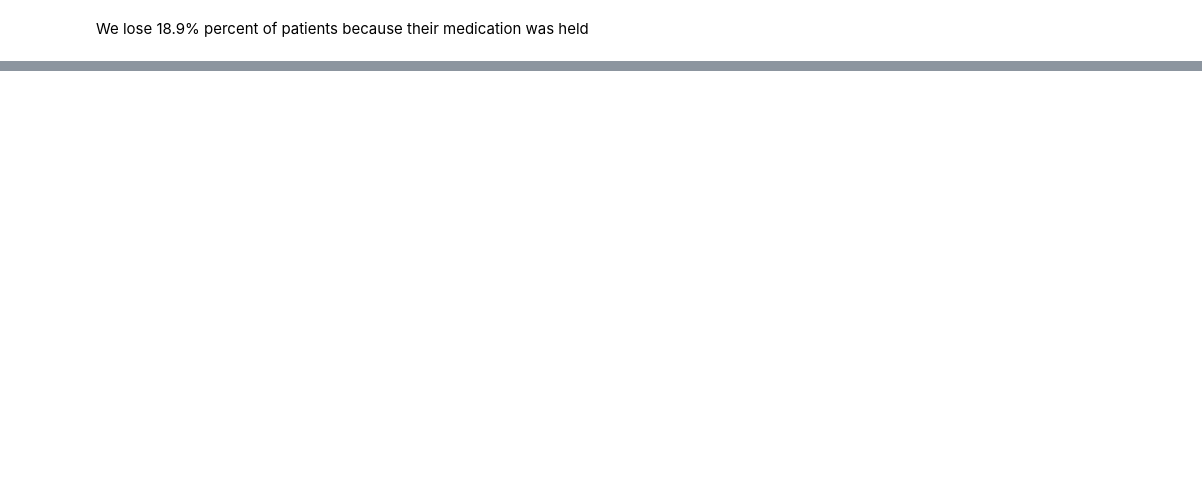
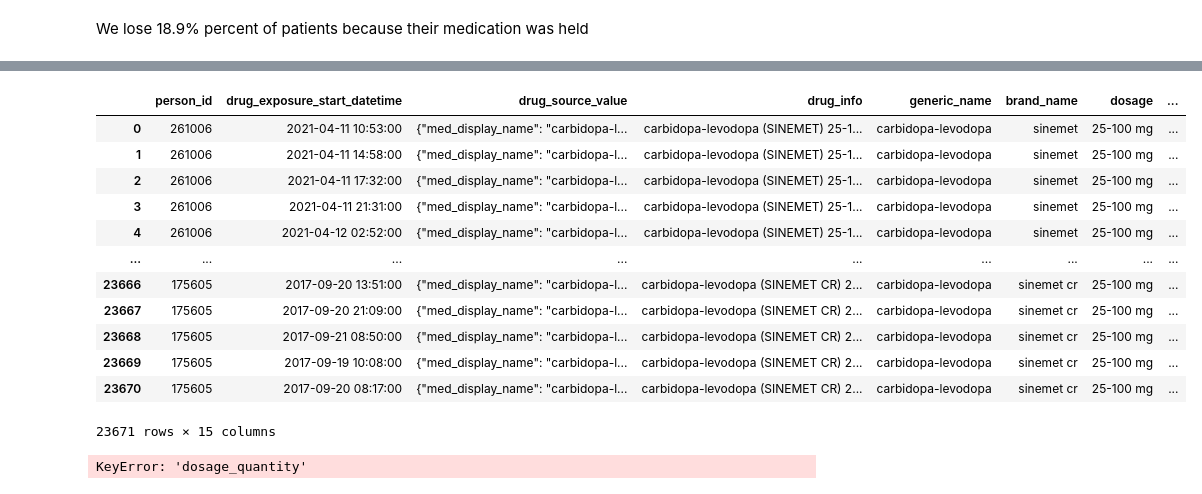
Before and after one commit to rdiazrincon/motor_fluctuations_pd, a Jupyter notebook: motor_fluctuations_pd.ipynb, the cells around one changed output, grey strips where cells are left out. Saved outputs shown, nothing was run; the diff lists cells and outputs as text; code cells hidden in the pictures; blank space fills up the shorter version.

```diff
--- a/motor_fluctuations_pd.ipynb
+++ b/motor_fluctuations_pd.ipynb
@@ -1762,0 +1848,40 @@ led_df
+# %%
+led_df
+# %% [output]
+|  | person_id | drug_exposure_start_datetime | drug_source_value | drug_info | generic_name | brand_name | dosage | ... |
+| 0 | 261006 | 2021-04-11 10:53:00 | {"med_display_name": "carbidopa-l... | carbidopa-levodopa (SINEMET) 25-1... | carbidopa-levodopa | sinemet | 25-100 mg | ... |
+| 1 | 261006 | 2021-04-11 14:58:00 | {"med_display_name": "carbidopa-l... | carbidopa-levodopa (SINEMET) 25-1... | carbidopa-levodopa | sinemet | 25-100 mg | ... |
+| 2 | 261006 | 2021-04-11 17:32:00 | {"med_display_name": "carbidopa-l... | carbidopa-levodopa (SINEMET) 25-1... | carbidopa-levodopa | sinemet | 25-100 mg | ... |
+| 3 | 261006 | 2021-04-11 21:31:00 | {"med_display_name": "carbidopa-l... | carbidopa-levodopa (SINEMET) 25-1... | carbidopa-levodopa | sinemet | 25-100 mg | ... |
+| 4 | 261006 | 2021-04-12 02:52:00 | {"med_display_name": "carbidopa-l... | carbidopa-levodopa (SINEMET) 25-1... | carbidopa-levodopa | sinemet | 25-100 mg | ... |
+| ... | ... | ... | ... | ... | ... | ... | ... | ... |
+| 23666 | 175605 | 2017-09-20 13:51:00 | {"med_display_name": "carbidopa-l... | carbidopa-levodopa (SINEMET CR) 2... | carbidopa-levodopa | sinemet cr | 25-100 mg | ... |
+| 23667 | 175605 | 2017-09-20 21:09:00 | {"med_display_name": "carbidopa-l... | carbidopa-levodopa (SINEMET CR) 2... | carbidopa-levodopa | sinemet cr | 25-100 mg | ... |
+| 23668 | 175605 | 2017-09-21 08:50:00 | {"med_display_name": "carbidopa-l... | carbidopa-levodopa (SINEMET CR) 2... | carbidopa-levodopa | sinemet cr | 25-100 mg | ... |
+| 23669 | 175605 | 2017-09-19 10:08:00 | {"med_display_name": "carbidopa-l... | carbidopa-levodopa (SINEMET CR) 2... | carbidopa-levodopa | sinemet cr | 25-100 mg | ... |
+| 23670 | 175605 | 2017-09-20 08:17:00 | {"med_display_name": "carbidopa-l... | carbidopa-levodopa (SINEMET CR) 2... | carbidopa-levodopa | sinemet cr | 25-100 mg | ... |
+23671 rows × 15 columns
+# %%
+import pandas as pd
+
+# Sample conversion factor (example, actual values may differ)
+conversion_factors = {
+    'levodopa': 1.0,
+    'pramipexole': 0.25,
+    'ropinirole': 0.5,
+    # Add more drugs and their conversion factors
+}
+
+# Assuming led_df is your DataFrame
+# Convert 'drug_exposure_start_datetime' to datetime format
+led_df['drug_exposure_start_datetime'] = pd.to_datetime(led_df['drug_exposure_start_datetime'])
+
+# Calculate the equivalent levodopa dose for each administration
+led_df['levodopa_equivalent_dose'] = led_df['dosage_quantity'] * led_df['drug_name'].map(conversion_factors)
+
+# Calculate the total LED for each person within a specified period (e.g., 30 days)
+led_by_person = led_df.groupby('person_id')['levodopa_equivalent_dose'].sum()
+
+print(led_by_person)
+# %% [output]
+KeyError: 'dosage_quantity'
```
Also changed, not shown: parts of 26 cells of this notebook.
